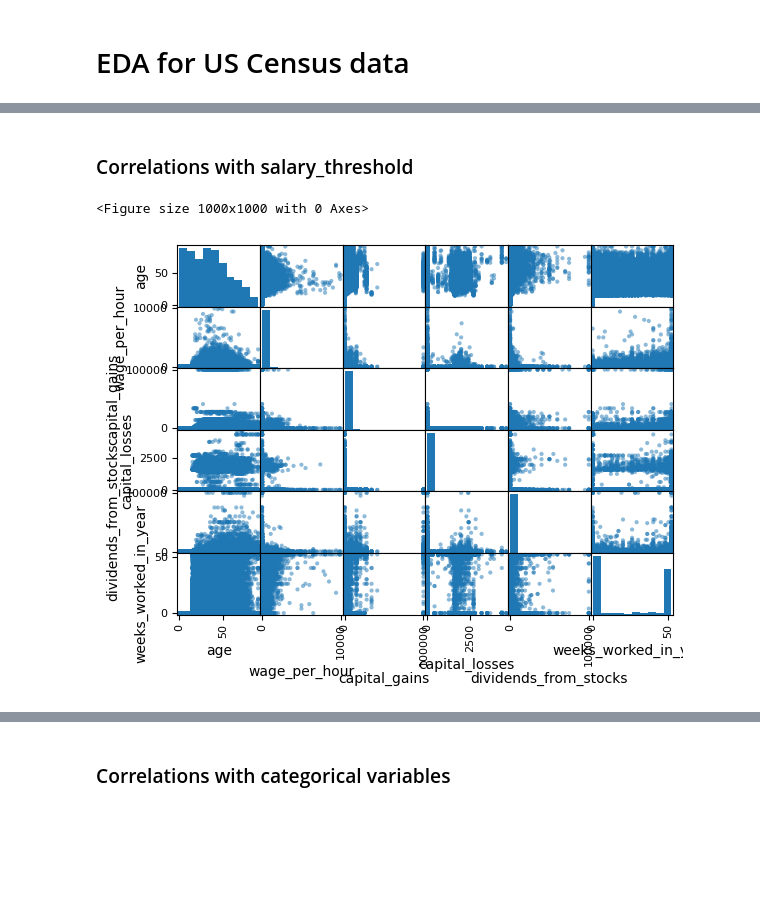
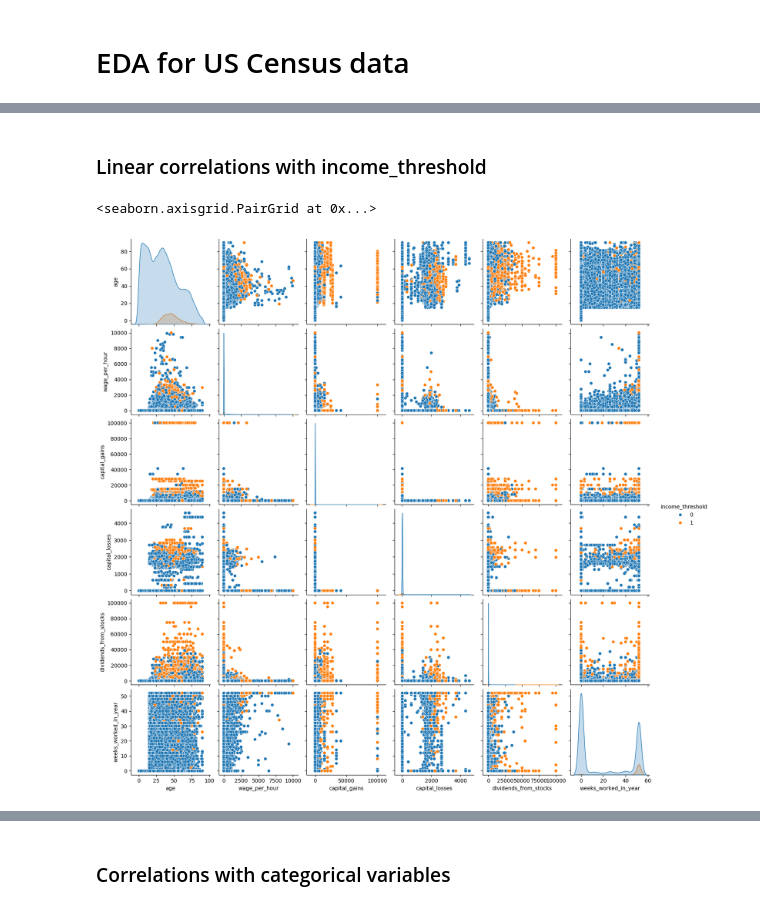
Before and after one commit to ncikr/census_income, a Jupyter notebook: eda.ipynb, the cells around one changed output, grey strips where cells are left out. Saved outputs shown, nothing was run; the diff lists cells and outputs as text; code cells hidden in the pictures; blank space fills up the shorter version.

```diff
--- a/eda.ipynb
+++ b/eda.ipynb
@@ -25,26 +29,20 @@ data = (
 dfSummary(data)
 # %% [output]
 [interactive output not drawn]
-# %% [markdown]
-### Correlations with salary_threshold
-# %%
-from pandas.plotting import scatter_matrix
-import matplotlib.pyplot as plt
-
-num_features = [
-    "age",
-    "wage_per_hour",
-    "capital_gains",
-    "capital_losses",
-    "dividends_from_stocks",
-    "weeks_worked_in_year",
-]
-
-plt.figure(figsize=(10, 10))
-
-scatter_matrix(data[num_features])
-
-plt.show()
-# %% [output]
-<Figure size 1000x1000 with 0 Axes>
-[figure, removed]
+# %% [markdown]
+### Linear correlations with income_threshold
+# %%
+num_features = [
+    "age",
+    "wage_per_hour",
+    "capital_gains",
+    "capital_losses",
+    "dividends_from_stocks",
+    "weeks_worked_in_year",
+    "income_threshold",
+]
+
+sns.pairplot(data[num_features], hue="income_threshold")
+# %% [output]
+<seaborn.axisgrid.PairGrid at 0x...>
+[figure, added]
```
Also changed, not shown: parts of 13 cells of this notebook.
